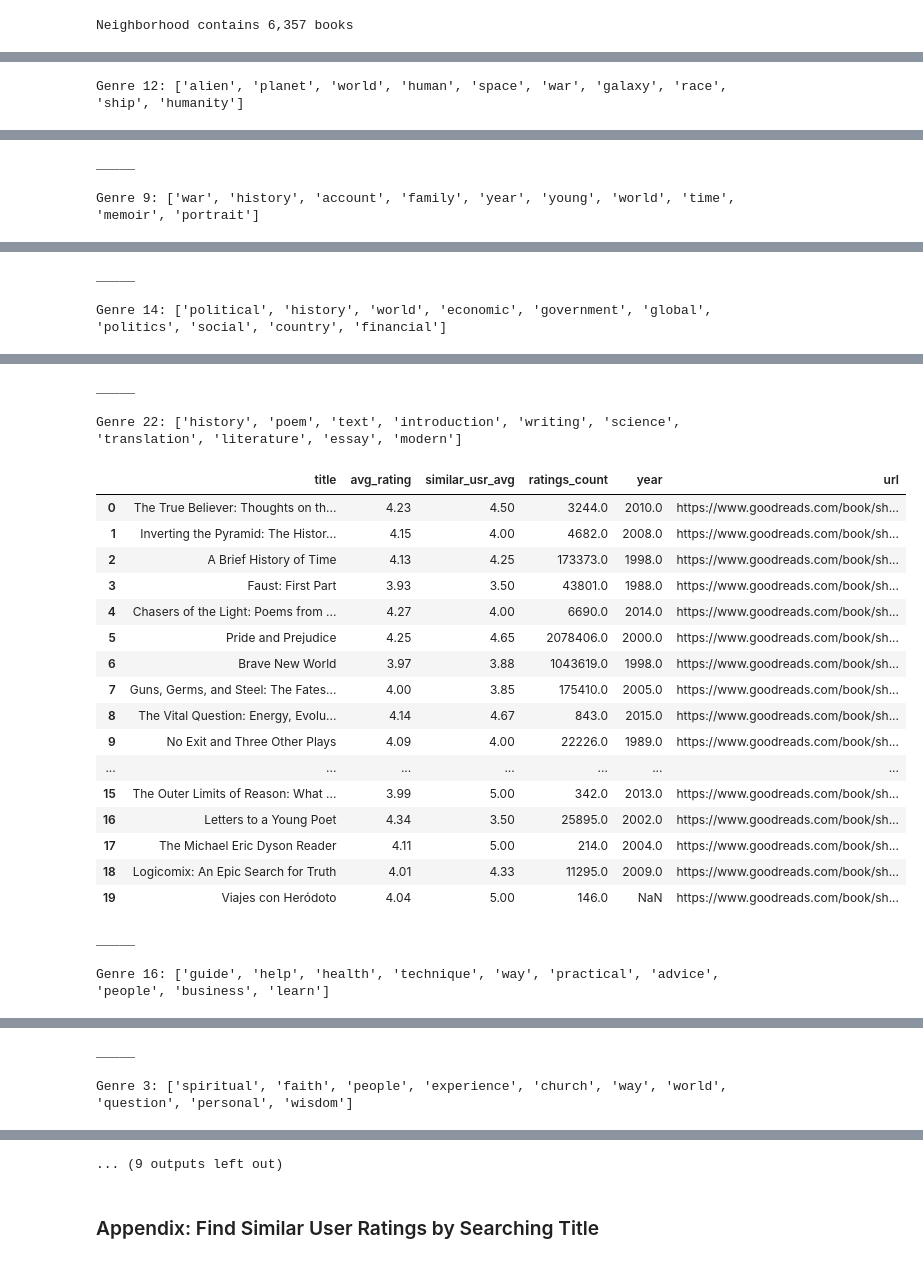
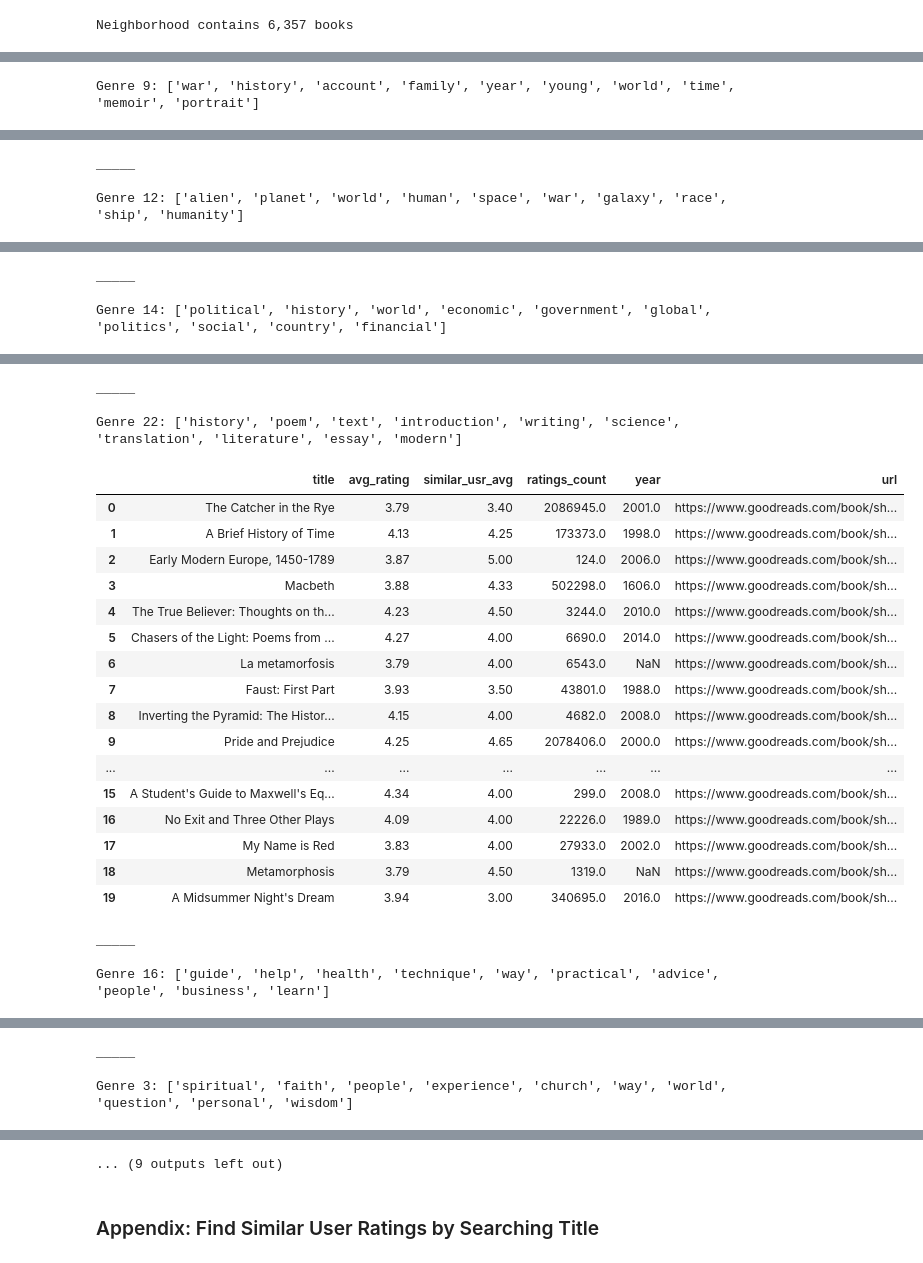
Before and after one commit to mraottth/projects, a Jupyter notebook: Goodreads Book Recommender/02_book_recommender.ipynb, the cells around one changed output, grey strips where cells are left out. Saved outputs shown, nothing was run; the diff lists cells and outputs as text; code cells hidden in the pictures.

```diff
--- a/Goodreads Book Recommender/02_book_recommender.ipynb
+++ b/Goodreads Book Recommender/02_book_recommender.ipynb
@@ -225,7 +225,7 @@ def find_neighbors(n_neighbors, target_user, ratings_df, ind_books, books):
 # Function to show top recs for each genre
 def show_top_recs_by_genre(
         target, others, preds=None, how=["KNN", "MF"], whose_genres=["target", "neighbors"],
-        n_genres=5, min_score=3.9, min_ratings=100, n_recs=20, write_to_excel=False):
+        n_genres=5, min_score=3.75, min_ratings=100, n_recs=20, write_to_excel=False):
 
     if whose_genres == "target":
         genre_ranking = pd.DataFrame(target.loc[:, "Genre_1":].sum(axis=0).sort_values(ascending=False))
@@ -770,11 +770,11 @@ def get_recs(preds, target_reader, book_ind, books, write_to_excel=False):
         path = wd + "/data/book_recs.xlsx"
         if os.path.isfile(path):
             with pd.ExcelWriter(path, engine="openpyxl", mode="a", if_sheet_exists='replace') as writer:
-                top_preds.query("avg_rating > 3.9").drop(columns=["predicted_rating", "main_genre"])\
+                top_preds.query("avg_rating > 3.75").drop(columns=["predicted_rating", "main_genre"])\
                     .head(50).to_excel(writer, sheet_name="Top by Predicted Score", index=False)
         else:
             with pd.ExcelWriter(path) as writer:
-                top_preds.query("avg_rating > 3.9").drop(columns=["predicted_rating", "main_genre"])\
+                top_preds.query("avg_rating > 3.75").drop(columns=["predicted_rating", "main_genre"])\
                     .head(50).to_excel(writer, sheet_name="Top by Predicted Score", index=False)
         writer.close
 
@@ -1162,10 +1162,10 @@ show_top_recs_by_genre(
     how="MF",
     whose_genres="target",
     n_genres=10,
-    min_score=3.9,
+    min_score=3.75,
     n_recs=20,
     write_to_excel=False
 )
 # %% [output]
-Genre 12: ['alien', 'planet', 'world', 'human', 'space', 'war', 'galaxy', 'race', 'ship', 'humanity']
+Genre 9: ['war', 'history', 'account', 'family', 'year', 'young', 'world', 'time', 'memoir', 'portrait']
 |  | title | avg_rating | similar_usr_avg | ratings_count | year | url |
@@ -1188,4 +1188,4 @@ Genre 12: ['alien', 'planet', 'world', 'human', 'space', 'war', 'galaxy', 'race'
 _____
 
-Genre 9: ['war', 'history', 'account', 'family', 'year', 'young', 'world', 'time', 'memoir', 'portrait']
+Genre 12: ['alien', 'planet', 'world', 'human', 'space', 'war', 'galaxy', 'race', 'ship', 'humanity']
 |  | title | avg_rating | similar_usr_avg | ratings_count | year | url |
@@ -1228,23 +1228,23 @@ Genre 14: ['political', 'history', 'world', 'economic', 'government', 'global',
 _____
 
 Genre 22: ['history', 'poem', 'text', 'introduction', 'writing', 'science', 'translation', 'literature', 'essay', 'modern']
 |  | title | avg_rating | similar_usr_avg | ratings_count | year | url |
-| 0 | The True Believer: Thoughts on th... | 4.23 | 4.50 | 3244.0 | 2010.0 | https://www.goodreads.com/book/sh... |
-| 1 | Inverting the Pyramid: The Histor... | 4.15 | 4.00 | 4682.0 | 2008.0 | https://www.goodreads.com/book/sh... |
-| 2 | A Brief History of Time | 4.13 | 4.25 | 173373.0 | 1998.0 | https://www.goodreads.com/book/sh... |
-| 3 | Faust: First Part | 3.93 | 3.50 | 43801.0 | 1988.0 | https://www.goodreads.com/book/sh... |
-| 4 | Chasers of the Light: Poems from ... | 4.27 | 4.00 | 6690.0 | 2014.0 | https://www.goodreads.com/book/sh... |
-| 5 | Pride and Prejudice | 4.25 | 4.65 | 2078406.0 | 2000.0 | https://www.goodreads.com/book/sh... |
-| 6 | Brave New World | 3.97 | 3.88 | 1043619.0 | 1998.0 | https://www.goodreads.com/book/sh... |
-| 7 | Guns, Germs, and Steel: The Fates... | 4.00 | 3.85 | 175410.0 | 2005.0 | https://www.goodreads.com/book/sh... |
-| 8 | The Vital Question: Energy, Evolu... | 4.14 | 4.67 | 843.0 | 2015.0 | https://www.goodreads.com/book/sh... |
-| 9 | No Exit and Three Other Plays | 4.09 | 4.00 | 22226.0 | 1989.0 | https://www.goodreads.com/book/sh... |
+| 0 | The Catcher in the Rye | 3.79 | 3.40 | 2086945.0 | 2001.0 | https://www.goodreads.com/book/sh... |
+| 1 | A Brief History of Time | 4.13 | 4.25 | 173373.0 | 1998.0 | https://www.goodreads.com/book/sh... |
+| 2 | Early Modern Europe, 1450-1789 | 3.87 | 5.00 | 124.0 | 2006.0 | https://www.goodreads.com/book/sh... |
+| 3 | Macbeth | 3.88 | 4.33 | 502298.0 | 1606.0 | https://www.goodreads.com/book/sh... |
+| 4 | The True Believer: Thoughts on th... | 4.23 | 4.50 | 3244.0 | 2010.0 | https://www.goodreads.com/book/sh... |
+| 5 | Chasers of the Light: Poems from ... | 4.27 | 4.00 | 6690.0 | 2014.0 | https://www.goodreads.com/book/sh... |
+| 6 | La metamorfosis | 3.79 | 4.00 | 6543.0 | NaN | https://www.goodreads.com/book/sh... |
+| 7 | Faust: First Part | 3.93 | 3.50 | 43801.0 | 1988.0 | https://www.goodreads.com/book/sh... |
+| 8 | Inverting the Pyramid: The Histor... | 4.15 | 4.00 | 4682.0 | 2008.0 | https://www.goodreads.com/book/sh... |
+| 9 | Pride and Prejudice | 4.25 | 4.65 | 2078406.0 | 2000.0 | https://www.goodreads.com/book/sh... |
 | ... | ... | ... | ... | ... | ... | ... |
-| 15 | The Outer Limits of Reason: What ... | 3.99 | 5.00 | 342.0 | 2013.0 | https://www.goodreads.com/book/sh... |
-| 16 | Letters to a Young Poet | 4.34 | 3.50 | 25895.0 | 2002.0 | https://www.goodreads.com/book/sh... |
-| 17 | The Michael Eric Dyson Reader | 4.11 | 5.00 | 214.0 | 2004.0 | https://www.goodreads.com/book/sh... |
-| 18 | Logicomix: An Epic Search for Truth | 4.01 | 4.33 | 11295.0 | 2009.0 | https://www.goodreads.com/book/sh... |
-| 19 | Viajes con Heródoto | 4.04 | 5.00 | 146.0 | NaN | https://www.goodreads.com/book/sh... |
+| 15 | A Student's Guide to Maxwell's Eq... | 4.34 | 4.00 | 299.0 | 2008.0 | https://www.goodreads.com/book/sh... |
+| 16 | No Exit and Three Other Plays | 4.09 | 4.00 | 22226.0 | 1989.0 | https://www.goodreads.com/book/sh... |
+| 17 | My Name is Red | 3.83 | 4.00 | 27933.0 | 2002.0 | https://www.goodreads.com/book/sh... |
+| 18 | Metamorphosis | 3.79 | 4.50 | 1319.0 | NaN | https://www.goodreads.com/book/sh... |
+| 19 | A Midsummer Night's Dream | 3.94 | 3.00 | 340695.0 | 2016.0 | https://www.goodreads.com/book/sh... |
 _____
 
 Genre 16: ['guide', 'help', 'health', 'technique', 'way', 'practical', 'advice', 'people', 'business', 'learn']
```
Also changed, not shown: parts of 24 cells of this notebook, 1 other file.
